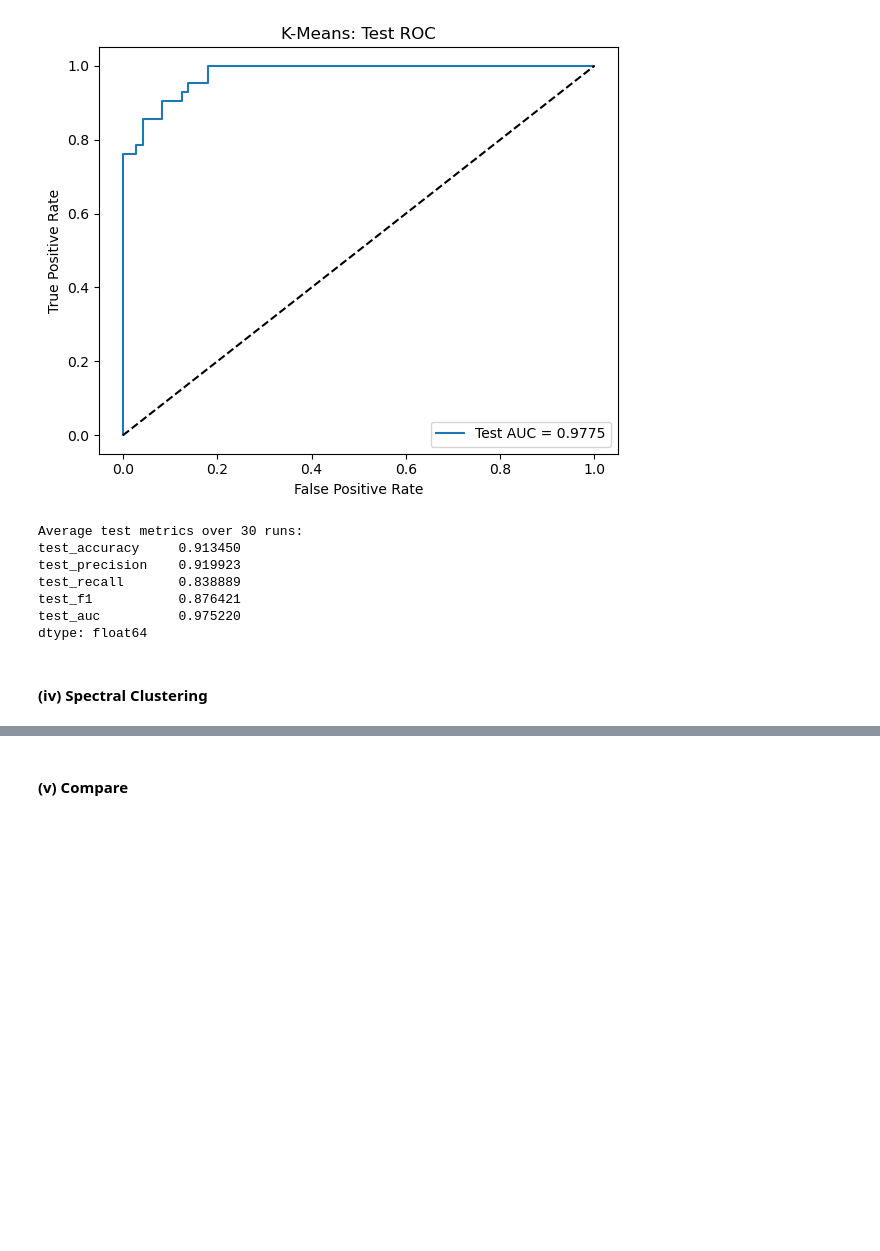
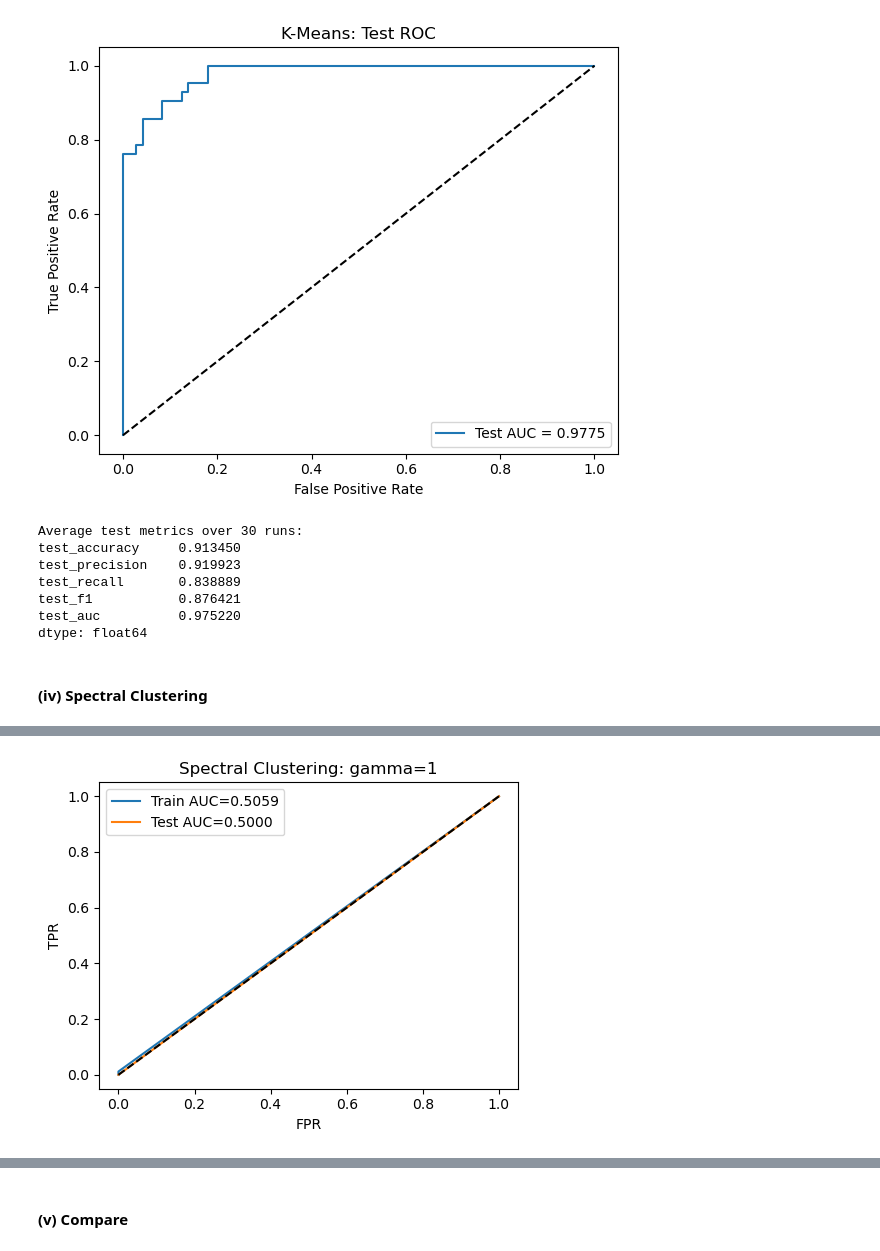
Before and after one commit to jialegong/Homework-8, a Jupyter notebook: Gong_Jiale_HW8.ipynb, the cells around one changed output, grey strips where cells are left out. Drawn from its saved outputs; the diff is of its cells as text; code cells hidden in the pictures; blank space fills up the shorter version.

```diff
--- a/Gong_Jiale_HW8.ipynb
+++ b/Gong_Jiale_HW8.ipynb
@@ -532,0 +455,88 @@ dtype: float64
+# %%
+def run_spectral(gammas):
+    records = []
+
+    for run in range(30):
+        X_tr, X_te, y_tr, y_te = train_test_split(
+            X, y, test_size=0.2, stratify=y,
+            random_state=RANDOM_STATE + run
+        )
+        scaler = StandardScaler().fit(X_tr)
+        X_tr_s = scaler.transform(X_tr)
+        X_te_s = scaler.transform(X_te)
+        target = np.sort(np.bincount(y_tr, minlength=2))
+
+        best_gap = np.inf
+        for g in gammas:
+            labels = SpectralClustering(
+                n_clusters=2, affinity="rbf", gamma=float(g),
+                n_init=10, random_state=RANDOM_STATE + 1000 + run
+            ).fit_predict(X_tr_s)
+
+            counts = np.sort(np.bincount(labels, minlength=2))
+            gap = np.abs(counts - target).sum()
+
+            if gap < best_gap:
+                best_gap, gamma, cluster_tr = gap, float(g), labels
+
+        ratios = np.array([
+            y_tr[cluster_tr == c].mean() for c in range(2)
+        ])
+        score_tr = ratios[cluster_tr]
+        pred_tr = (score_tr >= 0.5).astype(int)
+
+        knn = KNeighborsClassifier(n_neighbors=5).fit(
+            X_tr_s, cluster_tr
+        )
+        cluster_te = knn.predict(X_te_s)
+        pred_te = (ratios[cluster_te] >= 0.5).astype(int)
+        score_te = knn.predict_proba(X_te_s) @ ratios[knn.classes_]
+
+        tr = compute_metrics(y_tr, pred_tr, score_tr)
+        te = compute_metrics(y_te, pred_te, score_te)
+        records.append({
+            "gamma": gamma,
+            **{f"train_{k}": v for k, v in tr.items()},
+            **{f"test_{k}": v for k, v in te.items()}
+        })
+
+        if run == 0:
+            print("First-run gamma:", gamma)
+            print("Cluster sizes:", np.sort(np.bincount(cluster_tr)))
+            print("Target sizes:", target)
+
+            plt.figure(figsize=(5, 4))
+            for name, yt, pred, scores in [
+                ("Train", y_tr, pred_tr, score_tr),
+                ("Test", y_te, pred_te, score_te)
+            ]:
+                print(name, "confusion matrix:")
+                print(confusion_matrix(yt, pred, labels=[0, 1]))
+                fpr, tpr, _ = roc_curve(yt, scores)
+                plt.plot(
+                    fpr, tpr,
+                    label=f"{name} AUC={roc_auc_score(yt, scores):.4f}"
+                )
+
+            plt.plot([0, 1], [0, 1], "k--")
+            plt.xlabel("FPR")
+            plt.ylabel("TPR")
+            plt.title(f"Spectral Clustering: gamma={gamma:g}")
+            plt.legend()
+            plt.tight_layout()
+            plt.show()
+
+    result = pd.DataFrame(records)
+    print("Gammas used:", np.unique(result.pop("gamma")))
+    return result.mean()
+
+
+spectral_gamma1 = run_spectral([1.0])
+spectral_balanced = run_spectral(np.logspace(-5, 0, 11))
+
+gamma_comparison = pd.DataFrame({
+    "gamma=1": spectral_gamma1,
+    "Balance-selected gamma": spectral_balanced
+})
+display(gamma_comparison.round(4))
+# %% [output]
@@ -532,0 +552 @@ dtype: float64
+[figure, added]
```
Also changed, not shown: parts of 7 cells of this notebook.
